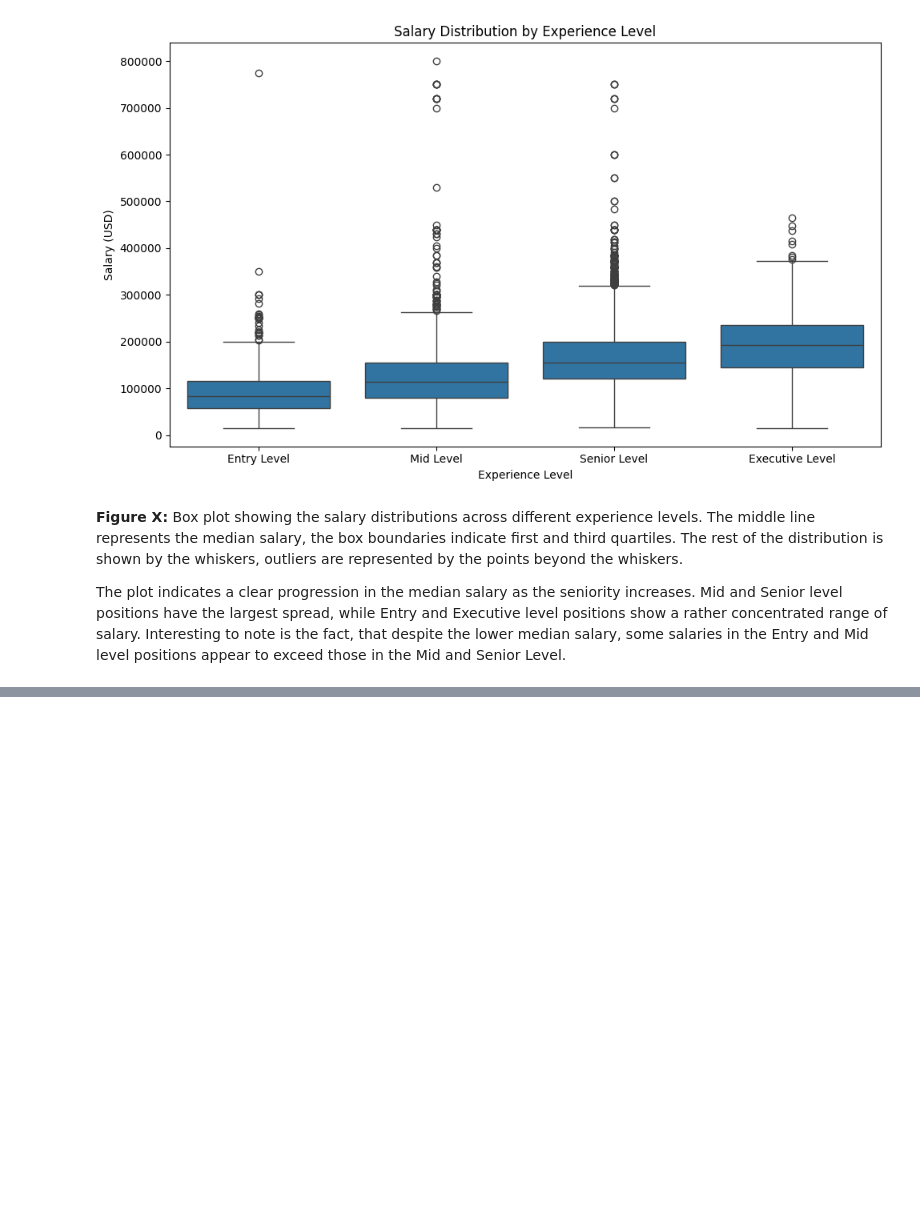
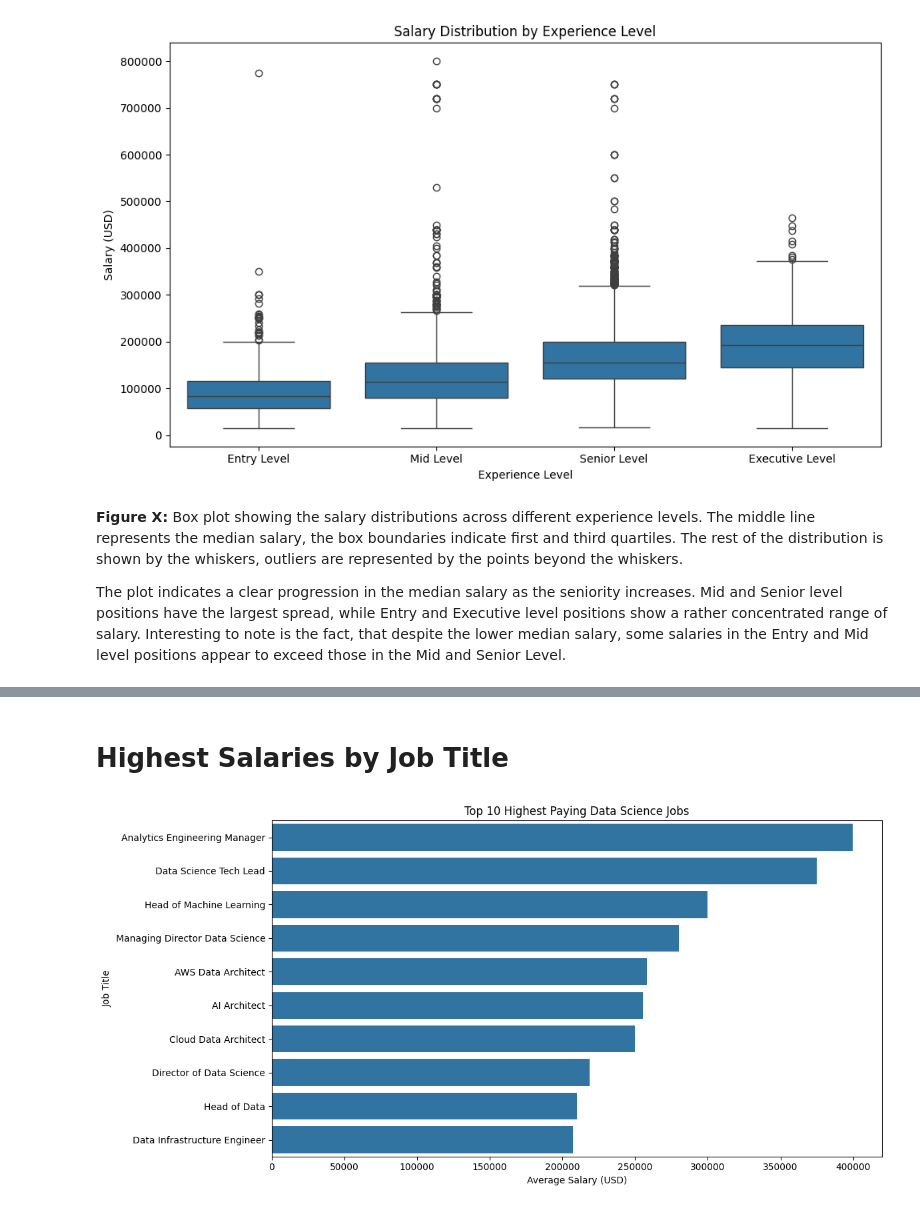
Before and after one commit to jschwxrz/datascience-salary, a Jupyter notebook: DataScienceSalary.ipynb, the cells around one changed output, grey strips where cells are left out. Drawn from its saved outputs; the diff is of its cells as text; code cells hidden in the pictures; blank space fills up the shorter version.

```diff
--- a/DataScienceSalary.ipynb
+++ b/DataScienceSalary.ipynb
@@ -95,0 +114,12 @@ The plot indicates a clear progression in the median salary as the seniority inc
+# %% [markdown]
+# Highest Salaries by Job Title
+# %%
+highest_salaries = df.groupby('job_title')['salary_in_usd'].mean().sort_values(ascending=False).head(10)
+plt.figure(figsize=(12, 6))
+sns.barplot(x=highest_salaries.values, y=highest_salaries.index)
+plt.title('Top 10 Highest Paying Data Science Jobs')
+plt.xlabel('Average Salary (USD)')
+plt.ylabel('Job Title')
+plt.tight_layout()
+# %% [output]
+[figure, added]
```
Also changed, not shown: parts of 8 cells of this notebook.
